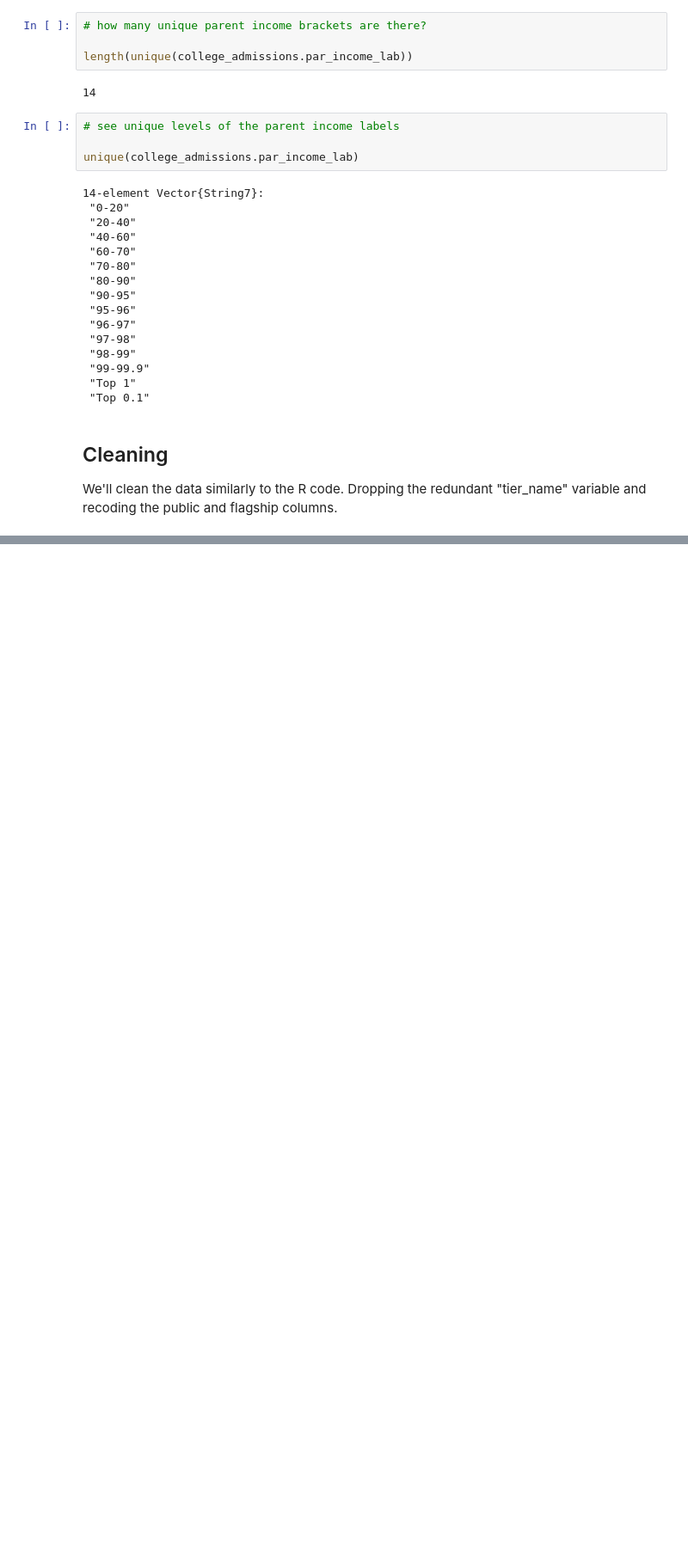
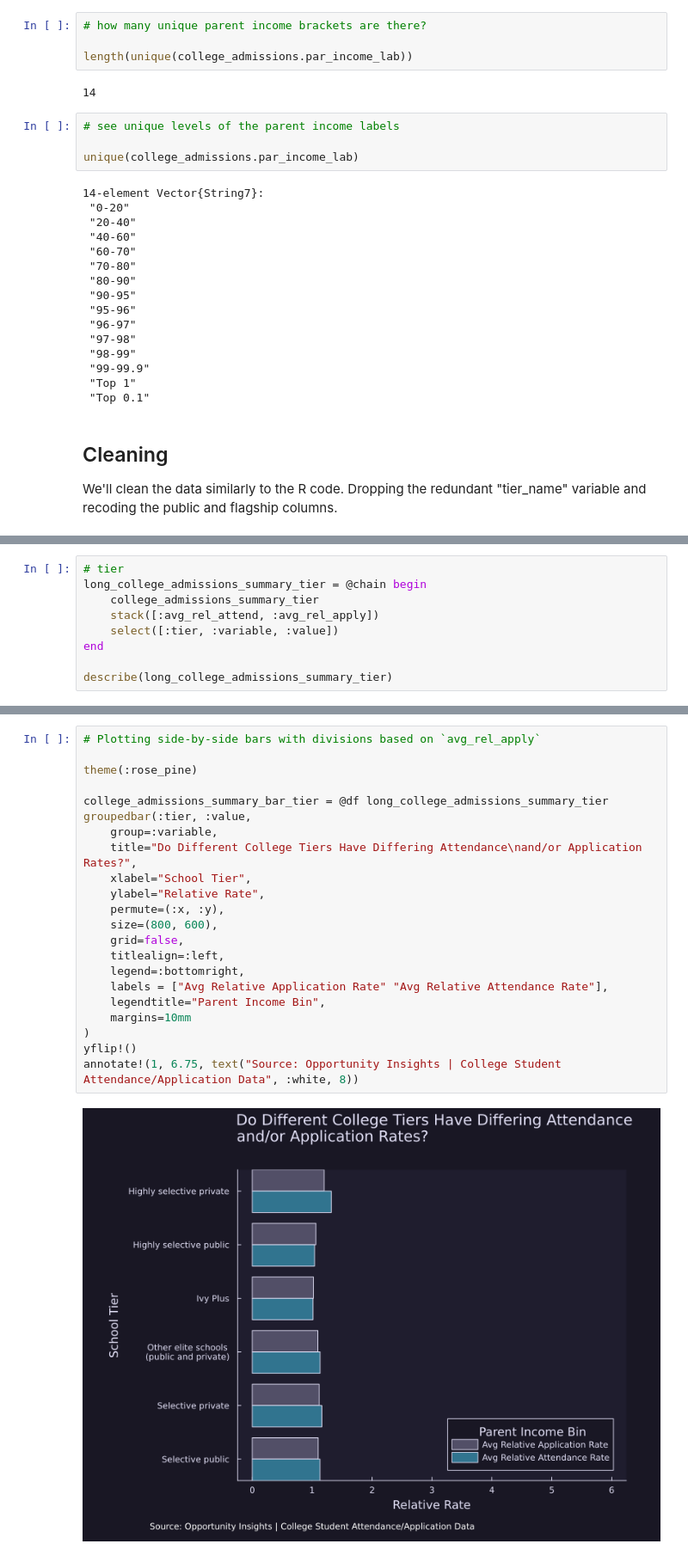
Before and after one commit to nicolasfoss/tidy_tuesday, a Jupyter notebook: Economic_Diversity_Student_Outcomes_2024_09_10/Economic_Diversity_Student_Outcomes_2024_09_10.ipynb, the cells around one changed output, grey strips where cells are left out. Shown at 86% size. Cells and saved outputs as stored; diff of their text form; blank space fills up the shorter version.

```diff
--- a/Economic_Diversity_Student_Outcomes_2024_09_10/Economic_Diversity_Student_Outcomes_2024_09_10.ipynb
+++ b/Economic_Diversity_Student_Outcomes_2024_09_10/Economic_Diversity_Student_Outcomes_2024_09_10.ipynb
@@ -207,0 +212,9 @@ We can use a combination of a horizontal boxplot with a jittered scatterplot to
+# %%
+# tier
+long_college_admissions_summary_tier = @chain begin
+    college_admissions_summary_tier
+    stack([:avg_rel_attend, :avg_rel_apply])
+    select([:tier, :variable, :value])
+end
+
+describe(long_college_admissions_summary_tier)
@@ -208 +248,24 @@ We can use a combination of a horizontal boxplot with a jittered scatterplot to
+# %%
+# Plotting side-by-side bars with divisions based on `avg_rel_apply`
+
+theme(:rose_pine)
+
+college_admissions_summary_bar_tier = @df long_college_admissions_summary_tier groupedbar(:tier, :value,
+    group=:variable,
+    title="Do Different College Tiers Have Differing Attendance\nand/or Application Rates?",
+    xlabel="School Tier",
+    ylabel="Relative Rate",
+    permute=(:x, :y),
+    size=(800, 600),
+    grid=false,
+    titlealign=:left,
+    legend=:bottomright,
+    labels = ["Avg Relative Application Rate" "Avg Relative Attendance Rate"],
+    legendtitle="Parent Income Bin",
+    margins=10mm
+)
+yflip!()
+annotate!(1, 6.75, text("Source: Opportunity Insights | College Student Attendance/Application Data", :white, 8))
+# %% [output]
+[figure, added]
 # %%
```
Also changed, not shown: parts of 29 cells of this notebook.
